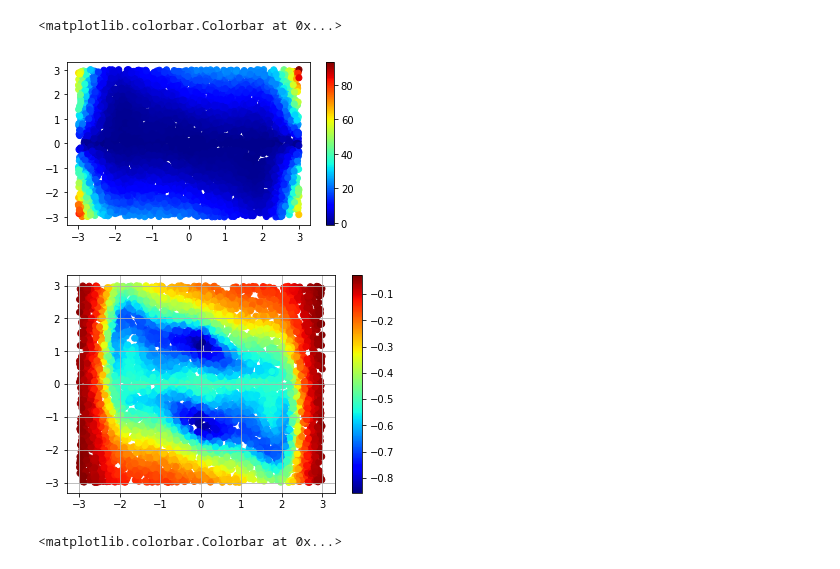
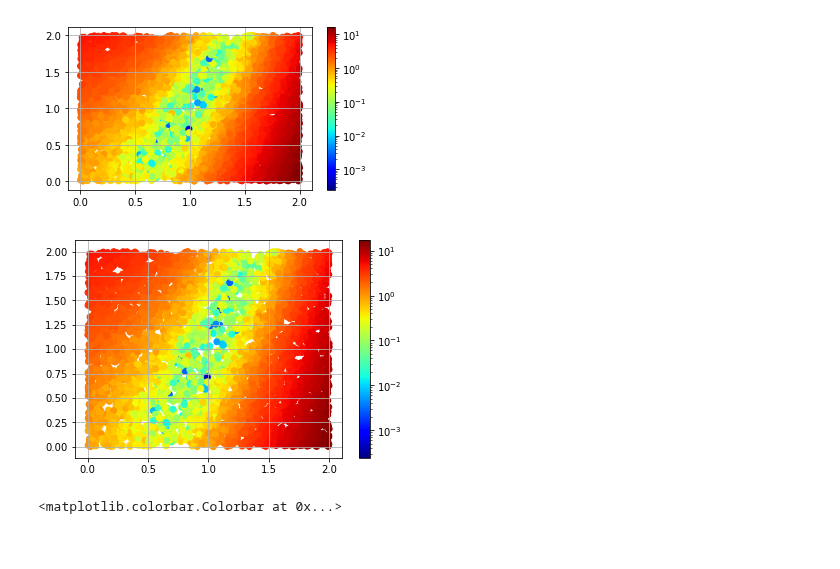
Before and after one commit to SchattenGenie/diff-surrogate, a Jupyter notebook: model_new_interface.ipynb, the cells around one changed output. Saved outputs shown, nothing was run; the diff lists cells and outputs as text; code cells hidden in the pictures.

```diff
--- a/model_new_interface.ipynb
+++ b/model_new_interface.ipynb
@@ -24,13 +24,14 @@ from model import GaussianMixtureHumpModel, YModel
 # %%
 y_sampler = GaussianMixtureHumpModel(device, psi_init=torch.Tensor([0,0]))#, x_range=((-10, -10), (10, 10)))
+y_sampler = RosenbrockModel(device, psi_init=torch.Tensor([0,0]))
 # %%
 step = 3
-current_psi = torch.Tensor([0,0])
+current_psi = torch.Tensor([1,1])
 average_size=3000
 psi_size=5000
 # %%
 #psi_range = (current_psi - step, current_psi + step)
-step = 3
+step = 1
 psi_range = (current_psi - step , current_psi + step)
 
 psi_grid = dist.Uniform(*psi_range).sample([psi_size]).to(device)
@@ -66,28 +69,33 @@ def three_hump(y):
 # %%
 plt.figure(figsize=(12,3))
 #psi_norm = 1 / 30 * psi_grid.norm(dim=1).detach().cpu()
 plt.subplot(1,2,1)
 plt.scatter(psi_grid[:,0].detach().cpu(),
             psi_grid[:,1].detach().cpu(),
-            c=data_gen[:,0].view(-1, average_size).mean(dim=1).detach().cpu(), cmap=my_cmap, )
+            c=data_gen[:,0].view(-1, average_size).mean(dim=1).detach().cpu(), cmap=my_cmap,
+            norm=colors.LogNorm())
 plt.colorbar()
+plt.grid()
 # plt.subplot(1,2,2)
 # plt.scatter(psi_grid[:,0].detach().cpu(),
 #             psi_grid[:,1].detach().cpu(),
 #             c=data_gen[:,1].view(-1, average_size).mean(dim=1).detach().cpu(), cmap=my_cmap)
 # plt.colorbar()
 # %% [output]
-<matplotlib.colorbar.Colorbar at 0x...>
-[figure, old version]
+[figure, new version]
 # %%
-psi_norm = 1 / 30 * psi_grid.norm(dim=1).detach().cpu()
+# psi_norm = 1 / 30 * psi_grid.norm(dim=1).detach().cpu()
+mask = (torch.abs(psi_grid - 1) < 1).all(dim=1)
+psi_grid = psi_grid[mask]
+loss = loss[mask]
 plt.scatter(psi_grid[:,0].detach().cpu(),
             psi_grid[:,1].detach().cpu(),
-            c=loss.detach().cpu(), cmap=my_cmap)
+            c=loss.detach().cpu(), cmap=my_cmap,
+           norm=colors.LogNorm())
 plt.colorbar()
 plt.grid()
 # %% [output]
-[figure, old version]
+[figure, new version]
 # %%
 plt.scatter(psi_grid[:,0].detach().cpu(), psi_grid[:,1].detach().cpu(), c=loss.detach().cpu(), cmap=my_cmap)
 plt.colorbar()
```
Also changed, not shown: parts of 7 cells of this notebook, 10 other files.
